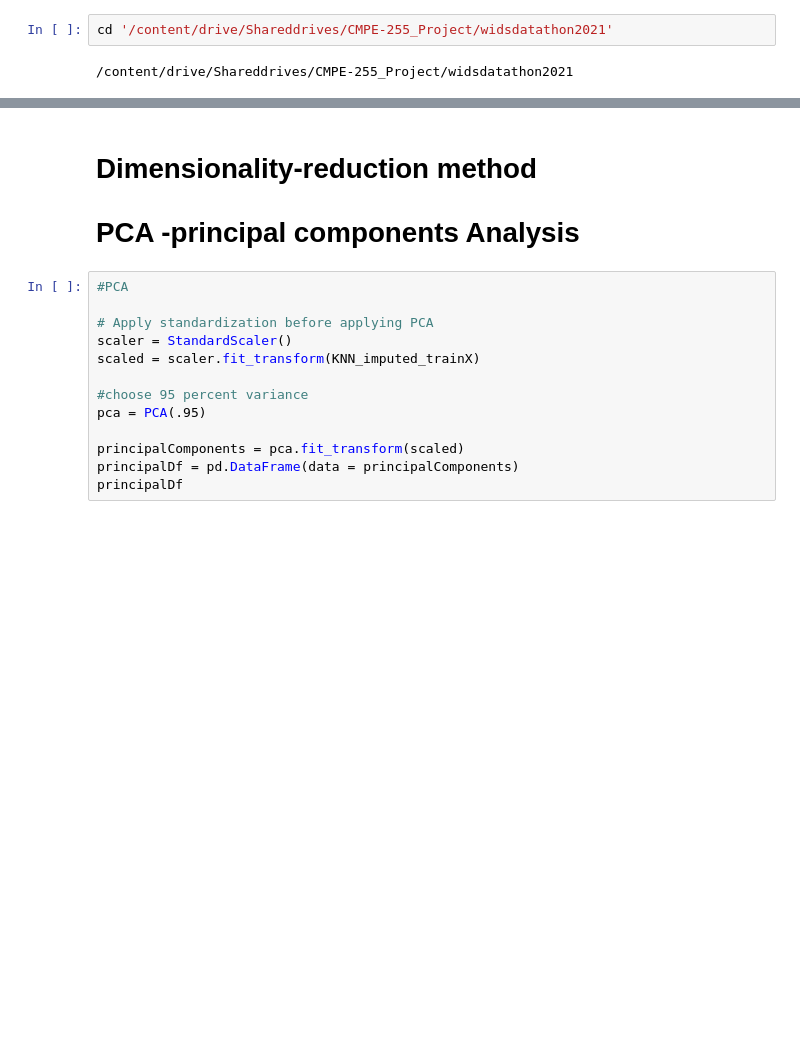
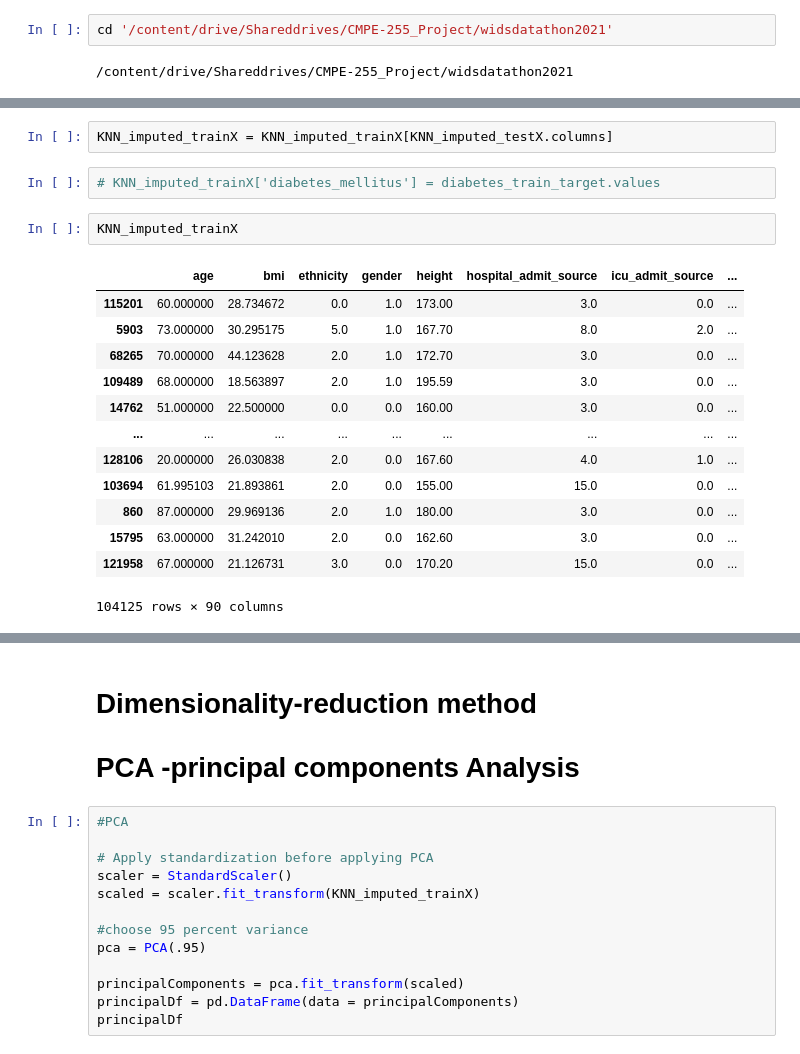
Before and after one commit to bvchand/Diabetes-detection-in-ICU-patients, a Jupyter notebook: diabetes_feature_selection.ipynb, the cells around one changed output, grey strips where cells are left out. Drawn from its saved outputs; the diff is of its cells as text; blank space fills up the shorter version.

```diff
--- a/diabetes_feature_selection.ipynb
+++ b/diabetes_feature_selection.ipynb
@@ -64,0 +65,20 @@ KNN_imputed_trainX
+# %%
+KNN_imputed_trainX = KNN_imputed_trainX[KNN_imputed_testX.columns]
+# %%
+# KNN_imputed_trainX['diabetes_mellitus'] = diabetes_train_target.values
+# %%
+KNN_imputed_trainX
+# %% [output]
+|  | age | bmi | ethnicity | gender | height | hospital_admit_source | icu_admit_source | ... |
+| 115201 | 60.000000 | 28.734672 | 0.0 | 1.0 | 173.00 | 3.0 | 0.0 | ... |
+| 5903 | 73.000000 | 30.295175 | 5.0 | 1.0 | 167.70 | 8.0 | 2.0 | ... |
+| 68265 | 70.000000 | 44.123628 | 2.0 | 1.0 | 172.70 | 3.0 | 0.0 | ... |
+| 109489 | 68.000000 | 18.563897 | 2.0 | 1.0 | 195.59 | 3.0 | 0.0 | ... |
+| 14762 | 51.000000 | 22.500000 | 0.0 | 0.0 | 160.00 | 3.0 | 0.0 | ... |
+| ... | ... | ... | ... | ... | ... | ... | ... | ... |
+| 128106 | 20.000000 | 26.030838 | 2.0 | 0.0 | 167.60 | 4.0 | 1.0 | ... |
+| 103694 | 61.995103 | 21.893861 | 2.0 | 0.0 | 155.00 | 15.0 | 0.0 | ... |
+| 860 | 87.000000 | 29.969136 | 2.0 | 1.0 | 180.00 | 3.0 | 0.0 | ... |
+| 15795 | 63.000000 | 31.242010 | 2.0 | 0.0 | 162.60 | 3.0 | 0.0 | ... |
+| 121958 | 67.000000 | 21.126731 | 3.0 | 0.0 | 170.20 | 15.0 | 0.0 | ... |
+104125 rows × 90 columns
```
Also changed, not shown: parts of 10 cells of this notebook.
